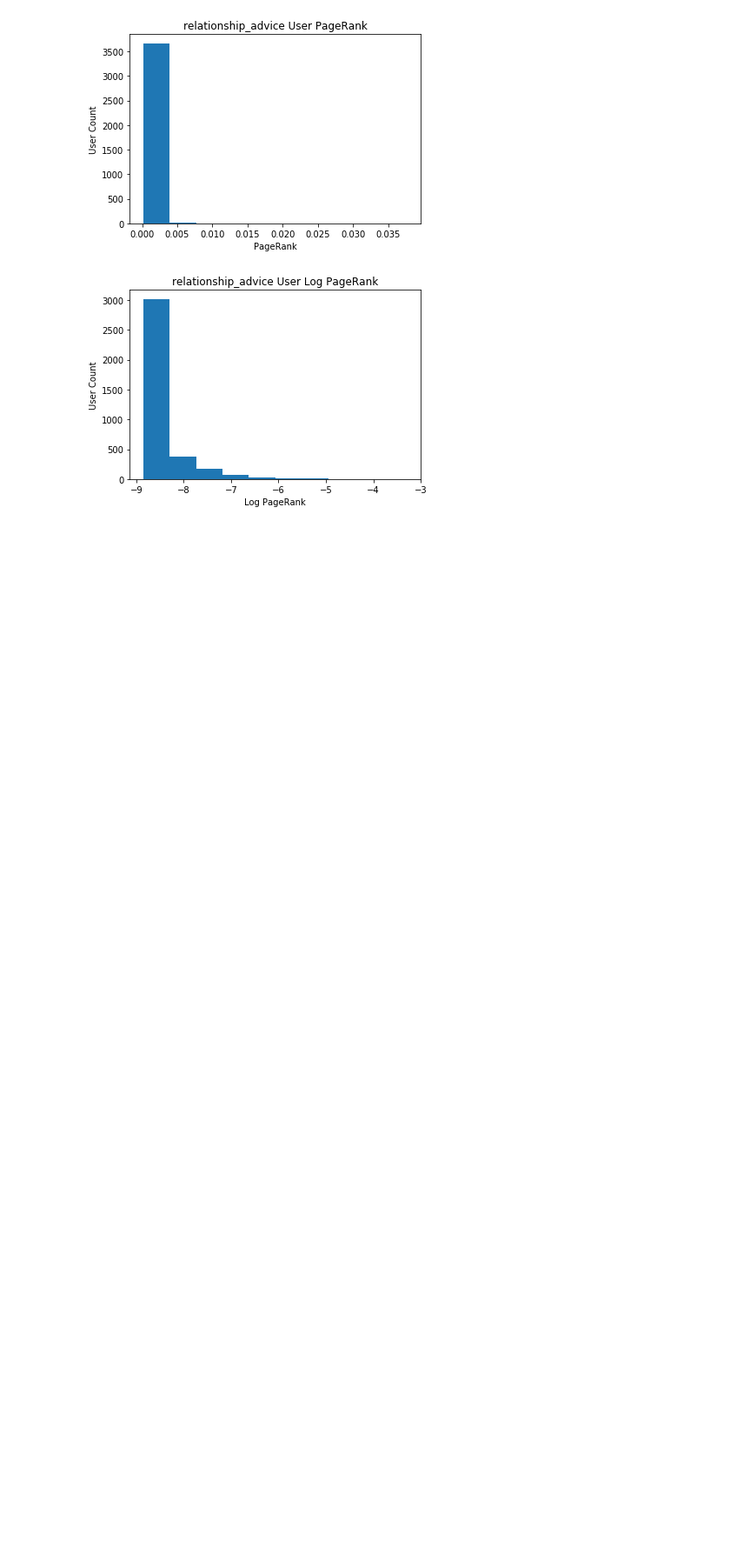
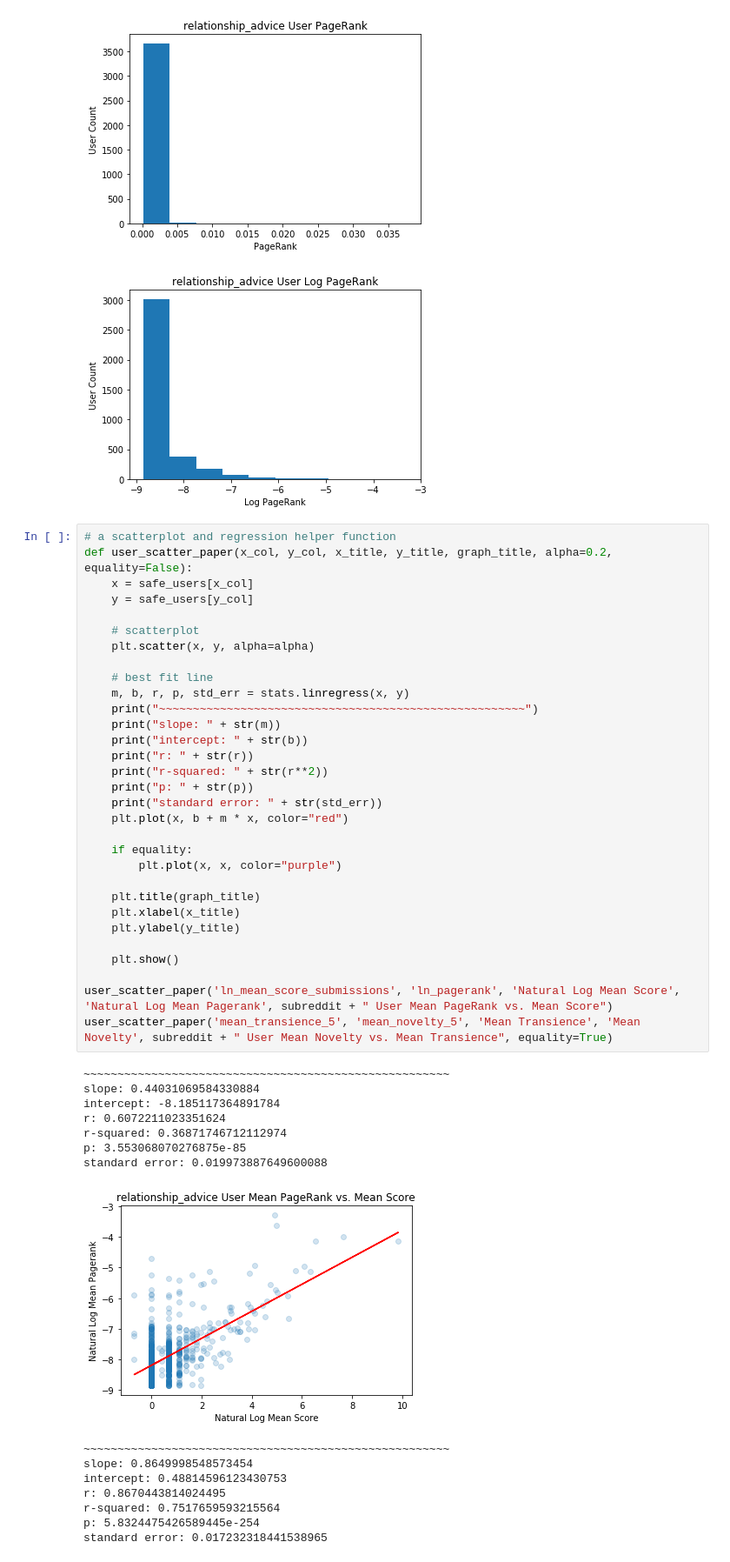
Before and after one commit to mjkern/RedditSubcultures, a Jupyter notebook: Data Analysis - Relationship Advice.ipynb, the cells around one changed output. Shown at 87% size. Cells and saved outputs as stored; diff of their text form; blank space fills up the shorter version.

Commit message:
funther analysis for the paper

```diff
--- a/Data Analysis - Relationship Advice.ipynb
+++ b/Data Analysis - Relationship Advice.ipynb
@@ -467,3 +467,50 @@ user_hist_paper("ln_pagerank","Log PageRank","User Count", subreddit + " User Lo
 [figure]
 [figure]
 [figure]
+# %%
+# a scatterplot and regression helper function
+def user_scatter_paper(x_col, y_col, x_title, y_title, graph_title, alpha=0.2, equality=False):
+    x = safe_users[x_col]
+    y = safe_users[y_col]
+
+    # scatterplot
+    plt.scatter(x, y, alpha=alpha)
+
+    # best fit line
+    m, b, r, p, std_err = stats.linregress(x, y)
+    print("~~~~~~~~~~~~~~~~~~~~~~~~~~~~~~~~~~~~~~~~~~~~~~~~~~~~~~")
+    print("slope: " + str(m))
+    print("intercept: " + str(b))
+    print("r: " + str(r))
+    print("r-squared: " + str(r**2))
+    print("p: " + str(p))
+    print("standard error: " + str(std_err))
+    plt.plot(x, b + m * x, color="red")
+
+    if equality:
+        plt.plot(x, x, color="purple")
+
+    plt.title(graph_title)
+    plt.xlabel(x_title)
+    plt.ylabel(y_title)
+
+    plt.show()
+
+user_scatter_paper('ln_mean_score_submissions', 'ln_pagerank', 'Natural Log Mean Score', 'Natural Log Mean Pagerank', subreddit + " User Mean PageRank vs. Mean Score")
+user_scatter_paper('mean_transience_5', 'mean_novelty_5', 'Mean Transience', 'Mean Novelty', subreddit + " User Mean Novelty vs. Mean Transience", equality=True)
+# %% [output]
+~~~~~~~~~~~~~~~~~~~~~~~~~~~~~~~~~~~~~~~~~~~~~~~~~~~~~~
+slope: 0.44031069584330884
+intercept: -8.185117364891784
+r: 0.6072211023351624
+r-squared: 0.36871746712112974
+p: 3.553068070276875e-85
+standard error: 0.019973887649600088
+[figure, added]
+~~~~~~~~~~~~~~~~~~~~~~~~~~~~~~~~~~~~~~~~~~~~~~~~~~~~~~
+slope: 0.8649998548573454
+intercept: 0.48814596123430753
+r: 0.8670443814024495
+r-squared: 0.7517659593215564
+p: 5.8324475426589445e-254
+standard error: 0.017232318441538965
```
Also changed, not shown: parts of 3 cells of this notebook, 2 other files.
